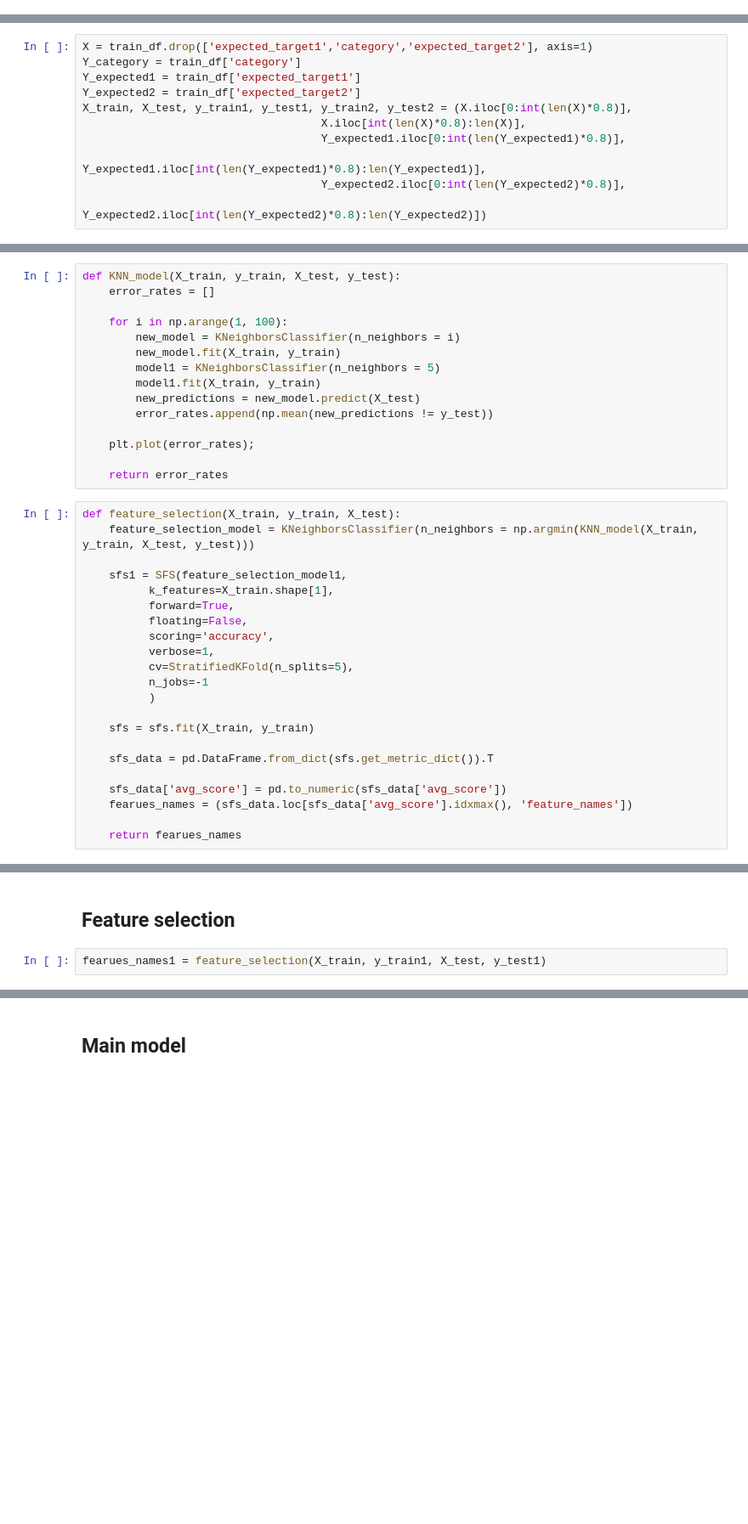
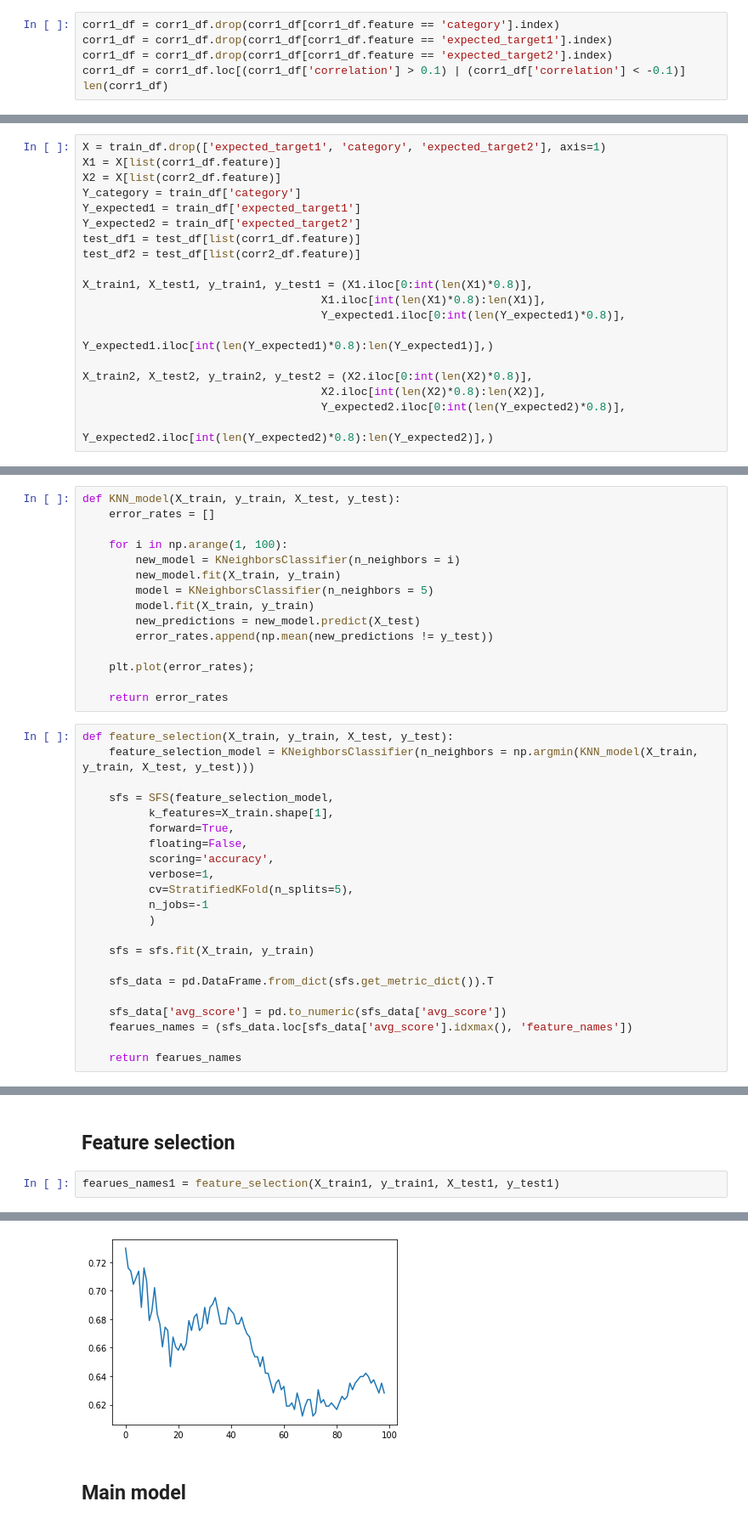
Before and after one commit to EgorMozharov/ML-Neural-classification, a Jupyter notebook: V2-NN.ipynb, the cells around one changed output, grey strips where cells are left out. Shown: that part at 85% size. Drawn from its saved outputs; the diff is of its cells as text; blank space fills up the shorter version.

Commit message:
add corr
add corr

```diff
--- a/V2-NN.ipynb
+++ b/V2-NN.ipynb
@@ -232,0 +269,6 @@ Name: expected_target2, Length: 237, dtype: float64
+# %%
+corr1_df = corr1_df.drop(corr1_df[corr1_df.feature == 'category'].index)
+corr1_df = corr1_df.drop(corr1_df[corr1_df.feature == 'expected_target1'].index)
+corr1_df = corr1_df.drop(corr1_df[corr1_df.feature == 'expected_target2'].index)
+corr1_df = corr1_df.loc[(corr1_df['correlation'] > 0.1) | (corr1_df['correlation'] < -0.1)]
+len(corr1_df)
@@ -233,14 +285,22 @@ Name: expected_target2, Length: 237, dtype: float64
 # %% [markdown]
 ## Split dataset on train and test
 # %%
-X = train_df.drop(['expected_target1','category','expected_target2'], axis=1)
+X = train_df.drop(['expected_target1', 'category', 'expected_target2'], axis=1)
+X1 = X[list(corr1_df.feature)]
+X2 = X[list(corr2_df.feature)]
 Y_category = train_df['category']
 Y_expected1 = train_df['expected_target1']
 Y_expected2 = train_df['expected_target2']
-X_train, X_test, y_train1, y_test1, y_train2, y_test2 = (X.iloc[0:int(len(X)*0.8)],
-                                    X.iloc[int(len(X)*0.8):len(X)],
+test_df1 = test_df[list(corr1_df.feature)]
+test_df2 = test_df[list(corr2_df.feature)]
+
+X_train1, X_test1, y_train1, y_test1 = (X1.iloc[0:int(len(X1)*0.8)],
+                                    X1.iloc[int(len(X1)*0.8):len(X1)],
                                     Y_expected1.iloc[0:int(len(Y_expected1)*0.8)],
-                                    Y_expected1.iloc[int(len(Y_expected1)*0.8):len(Y_expected1)],
+                                    Y_expected1.iloc[int(len(Y_expected1)*0.8):len(Y_expected1)],)
+
+X_train2, X_test2, y_train2, y_test2 = (X2.iloc[0:int(len(X2)*0.8)],
+                                    X2.iloc[int(len(X2)*0.8):len(X2)],
                                     Y_expected2.iloc[0:int(len(Y_expected2)*0.8)],
-                                    Y_expected2.iloc[int(len(Y_expected2)*0.8):len(Y_expected2)])
+                                    Y_expected2.iloc[int(len(Y_expected2)*0.8):len(Y_expected2)],)
 # %%
@@ -356,8 +420,8 @@ def KNN_model(X_train, y_train, X_test, y_test):
     for i in np.arange(1, 100):
         new_model = KNeighborsClassifier(n_neighbors = i)
         new_model.fit(X_train, y_train)
-        model1 = KNeighborsClassifier(n_neighbors = 5)
-        model1.fit(X_train, y_train)
+        model = KNeighborsClassifier(n_neighbors = 5)
+        model.fit(X_train, y_train)
         new_predictions = new_model.predict(X_test)
         error_rates.append(np.mean(new_predictions != y_test))
 
@@ -365,10 +429,10 @@ def KNN_model(X_train, y_train, X_test, y_test):
 
     return error_rates
 # %%
-def feature_selection(X_train, y_train, X_test):
+def feature_selection(X_train, y_train, X_test, y_test):
     feature_selection_model = KNeighborsClassifier(n_neighbors = np.argmin(KNN_model(X_train, y_train, X_test, y_test)))
 
-    sfs1 = SFS(feature_selection_model1,
+    sfs = SFS(feature_selection_model,
           k_features=X_train.shape[1],
           forward=True,
           floating=False,
@@ -420,5 +484,5 @@ def grid_search(X_train, y_train, expected_target):
 # %% [markdown]
 ## Feature selection
 # %%
-fearues_names1 = feature_selection(X_train, y_train1, X_test, y_test1)
+fearues_names1 = feature_selection(X_train1, y_train1, X_test1, y_test1)
 # %% [output]
@@ -426,3 +506,4 @@ TypeError: feature_selection() takes 3 positional arguments but 4 were given
+[figure, added]
 # %% [markdown]
 ## Main model
 # %%
```
Also changed, not shown: parts of 34 cells of this notebook, 1 other file.
